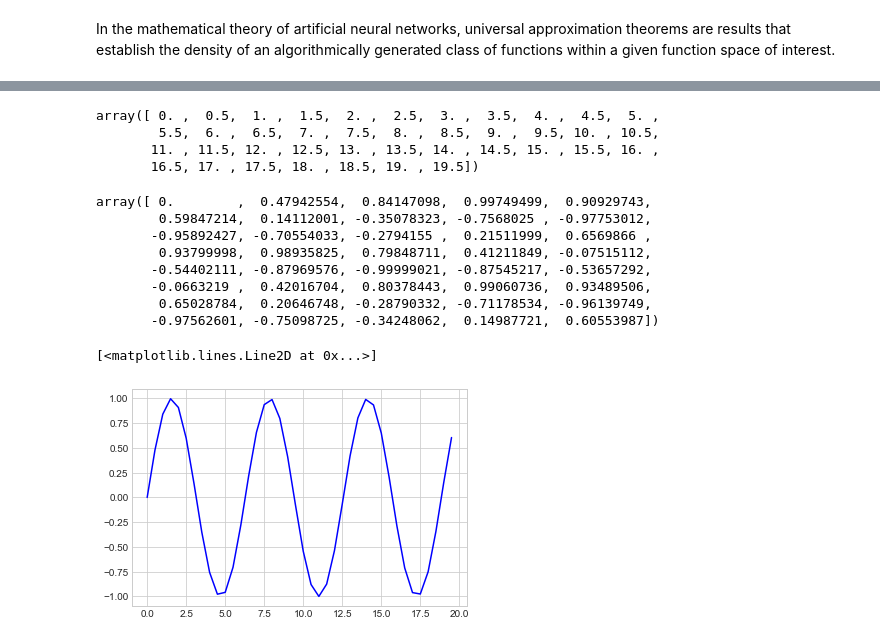
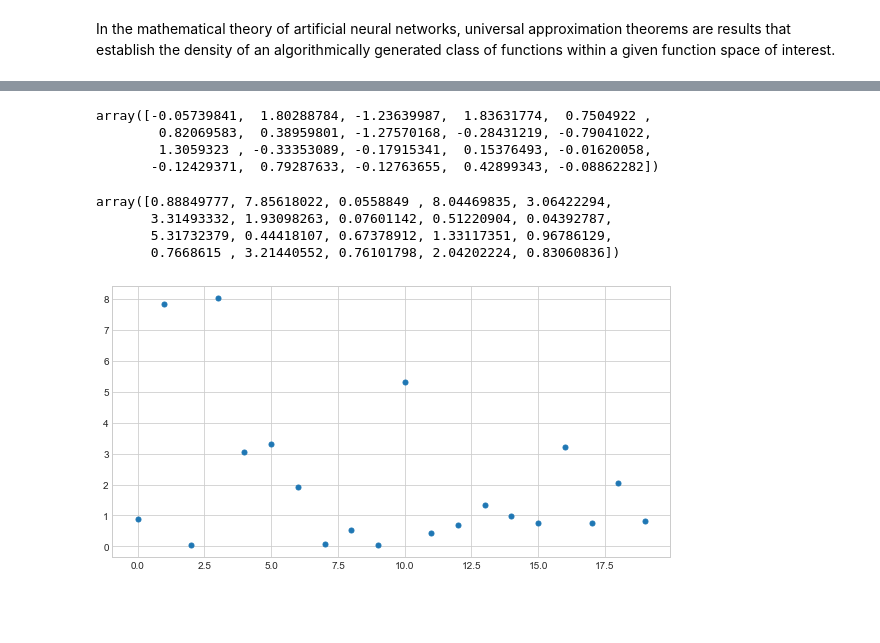
Before and after one commit to dineshkumarsarangapani/deeplearning-experiments, a Jupyter notebook: solveAnyFunction/proof.ipynb, the cells around one changed output, grey strips where cells are left out. Cells and saved outputs as stored; diff of their text form; code cells hidden in the pictures; blank space fills up the shorter version.

Commit message:
Adding random and sin function for proof

```diff
--- a/solveAnyFunction/proof.ipynb
+++ b/solveAnyFunction/proof.ipynb
@@ -17,5 +18,4 @@ import numpy as np
 # %%
 # let X be the ndarrays from numy
 def random_function(x):
-    #return np.power(3*x - 1, 1)+np.power((1+x), 2)
-    return np.sin(x)
+    return np.power((1+x), 2)
@@ -22,7 +25,7 @@ def random_function(x):
 # %%
 def generate_x(count=20, step=0.5):
-    #return np.random.randn(count)
-    return np.arange(0, count, step=0.5)
+    return np.random.randn(count)
+    #return np.arange(0, count, step=0.5)
 # %%
 # lets test this function
 x = generate_x(20)
@@ -30,25 +33,25 @@ y = random_function(x)
 # %%
 x
 # %% [output]
-array([ 0. ,  0.5,  1. ,  1.5,  2. ,  2.5,  3. ,  3.5,  4. ,  4.5,  5. ,
-        5.5,  6. ,  6.5,  7. ,  7.5,  8. ,  8.5,  9. ,  9.5, 10. , 10.5,
-       11. , 11.5, 12. , 12.5, 13. , 13.5, 14. , 14.5, 15. , 15.5, 16. ,
-       16.5, 17. , 17.5, 18. , 18.5, 19. , 19.5])
+array([-0.05739841,  1.80288784, -1.23639987,  1.83631774,  0.7504922 ,
+        0.82069583,  0.38959801, -1.27570168, -0.28431219, -0.79041022,
+        1.3059323 , -0.33353089, -0.17915341,  0.15376493, -0.01620058,
+       -0.12429371,  0.79287633, -0.12763655,  0.42899343, -0.08862282])
 # %%
 y
 # %% [output]
-array([ 0.        ,  0.47942554,  0.84147098,  0.99749499,  0.90929743,
-        0.59847214,  0.14112001, -0.35078323, -0.7568025 , -0.97753012,
-       -0.95892427, -0.70554033, -0.2794155 ,  0.21511999,  0.6569866 ,
-        0.93799998,  0.98935825,  0.79848711,  0.41211849, -0.07515112,
-       -0.54402111, -0.87969576, -0.99999021, -0.87545217, -0.53657292,
-       -0.0663219 ,  0.42016704,  0.80378443,  0.99060736,  0.93489506,
-        0.65028784,  0.20646748, -0.28790332, -0.71178534, -0.96139749,
-       -0.97562601, -0.75098725, -0.34248062,  0.14987721,  0.60553987])
+array([0.88849777, 7.85618022, 0.0558849 , 8.04469835, 3.06422294,
+       3.31493332, 1.93098263, 0.07601142, 0.51220904, 0.04392787,
+       5.31732379, 0.44418107, 0.67378912, 1.33117351, 0.96786129,
+       0.7668615 , 3.21440552, 0.76101798, 2.04202224, 0.83060836])
-# %%
-plt.plot(x, y, color='blue')
-# %% [output]
-[<matplotlib.lines.Line2D at 0x...>]
-[figure, removed]
+# %%
+def plot_fig(x, y):
+    plt.figure(figsize=(10,5))
+    plt.scatter(range(0,len(x)), y, s=25)
+    plt.show()
+# %%
+plot_fig(x, y)
+# %% [output]
+[figure, added]
 # %%
 def load_data():
```
Also changed, not shown: parts of 20 cells of this notebook, 1 other file.
